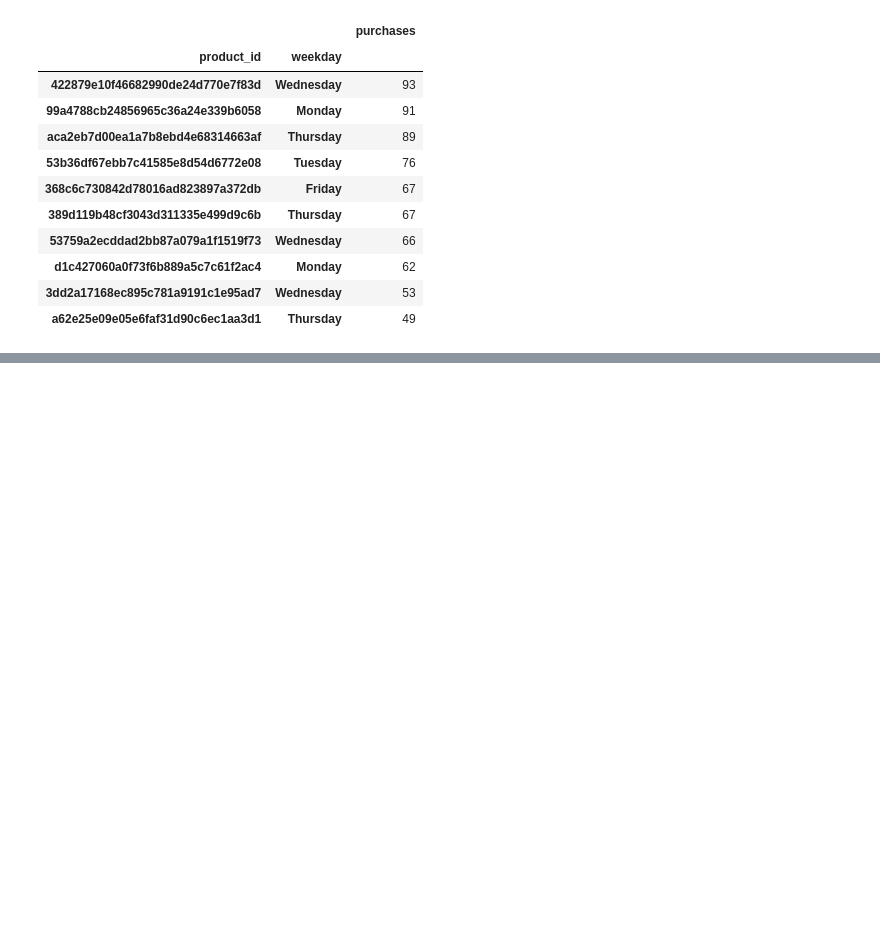
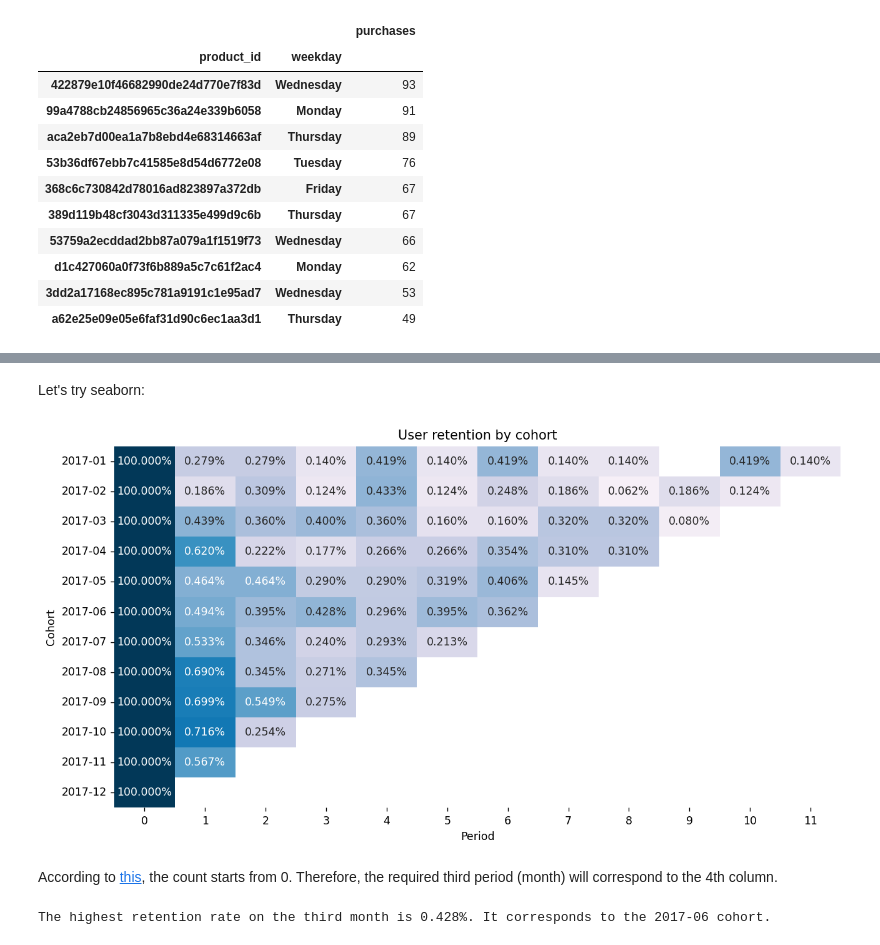
Before and after one commit to iegorushkin/data_analyst-karpov.courses, a Jupyter notebook: python_milestone/main.ipynb, the cells around one changed output, grey strips where cells are left out. Cells and saved outputs as stored; diff of their text form; code cells hidden in the pictures; blank space fills up the shorter version.

```diff
--- a/python_milestone/main.ipynb
+++ b/python_milestone/main.ipynb
@@ -494,0 +729,2 @@ del filtered_orders_df, final_df, merged_df, temp
+# %%
+cohorts_df = pd.merge(temp_1, temp_2, how="left", on="first_purchase_month")
@@ -494,0 +733,5 @@ del filtered_orders_df, final_df, merged_df, temp
+# %%
+cohorts_df["cohort_period"] = (
+    pd.to_datetime(cohorts_df["purchase_month"]).dt.month
+    - pd.to_datetime(cohorts_df["first_purchase_month"]).dt.month
+)
@@ -494,0 +740,4 @@ del filtered_orders_df, final_df, merged_df, temp
+# %%
+cohorts_df['retention'] = (cohorts_df.unique_customers / cohorts_df.cohort_size)
+cohorts_df.rename(columns={"first_purchase_month":"cohort"}, inplace=True)
+cohorts_df.head(20)
@@ -494,0 +766,9 @@ del filtered_orders_df, final_df, merged_df, temp
+# %%
+retention_table = pd.pivot(data=cohorts_df, index='cohort', columns='cohort_period', values='retention')
+ur_style = (retention_table
+            .style
+            .set_caption('User retention by cohort')
+            .background_gradient(cmap='PuBu')
+            .highlight_null('white')
+            .format("{:.3%}", na_rep=""))
+ur_style
@@ -494,0 +791,18 @@ del filtered_orders_df, final_df, merged_df, temp
+# %% [markdown]
+Let's try seaborn:
+# %%
+fig, ax = plt.subplots(dpi=125, figsize=(12, 6))
+sns.heatmap(data=retention_table, annot=True, fmt='.3%',
+            vmin=0.0, vmax=0.01, cmap='PuBu', cbar=False, ax=ax)
+ax.set(title='User retention by cohort', xlabel='Period', ylabel='Cohort')
+plt.show()
+# %% [output]
+[figure, added]
+# %% [markdown]
+
+According to [this](https://lab.karpov.courses/learning/297/module/2960/lesson/26389/75100/350721/), the count starts from 0. Therefore, the required third period (month) will correspond to the 4th column.
+# %%
+print(f"The highest retention rate on the third month is {np.round(100*retention_table[3].max(), 3)}%.",
+      f"It corresponds to the {retention_table[3].idxmax()} cohort.")
+# %% [output]
+The highest retention rate on the third month is 0.428%. It corresponds to the 2017-06 cohort.
```
Also changed, not shown: parts of 84 cells of this notebook, 5 other files.
